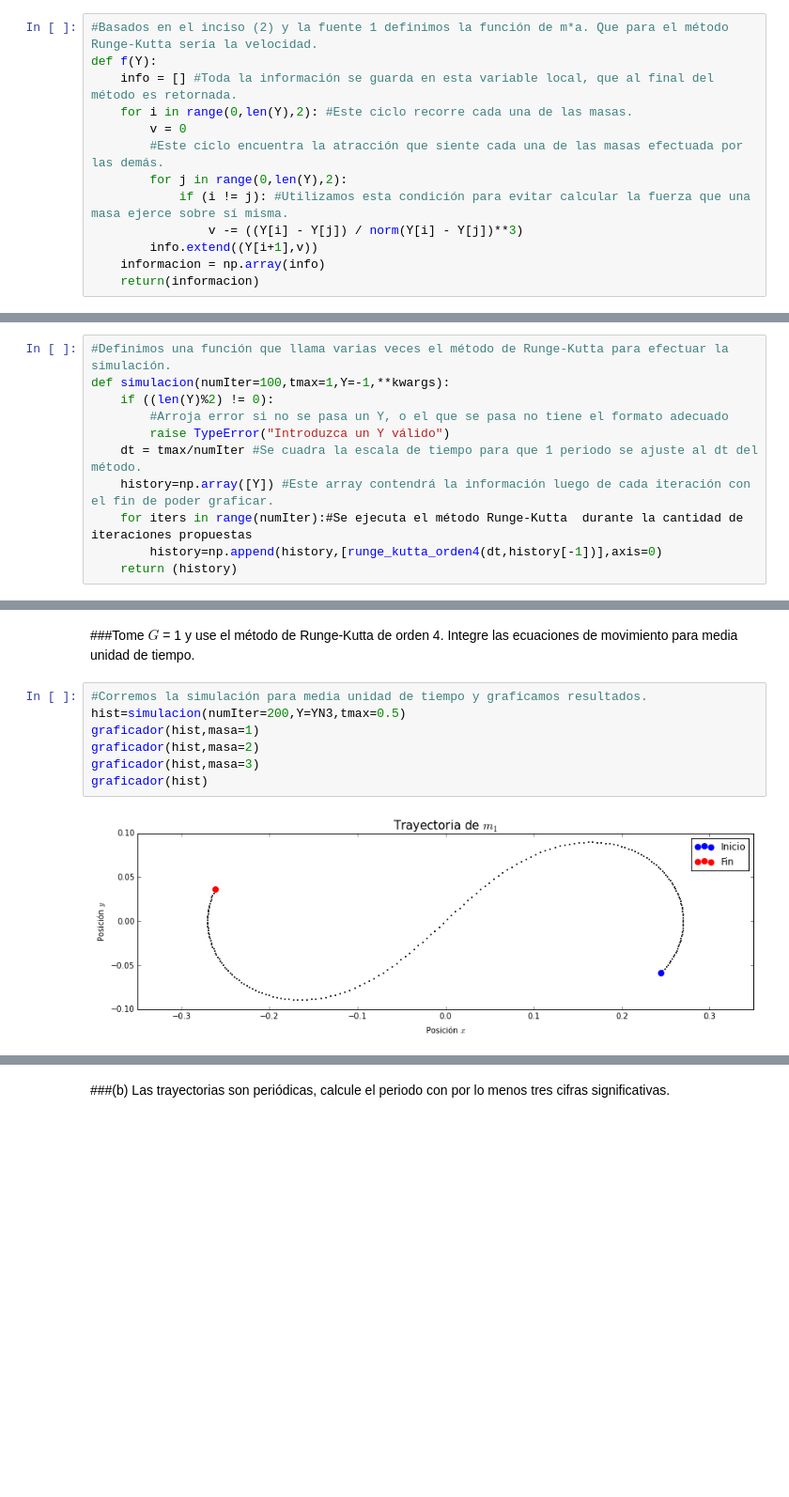
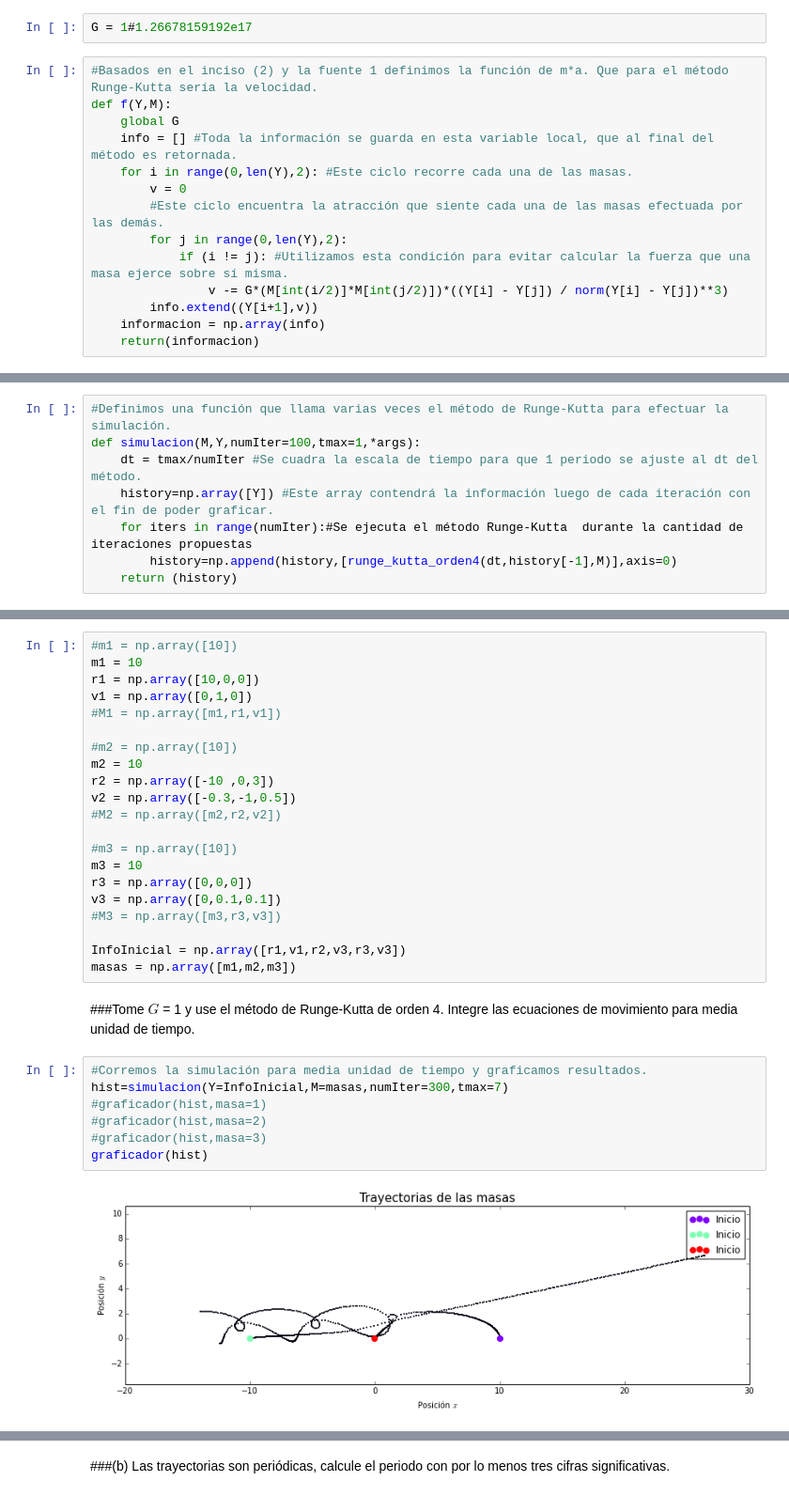
Before and after one commit to ArturoVelasquez/MC-1, a Jupyter notebook: Proyecto/proyecto.ipynb, the cells around one changed output, grey strips where cells are left out. Shown: that part at 94% size. Cells and saved outputs as stored; diff of their text form; blank space fills up the shorter version.

```diff
--- a/Proyecto/proyecto.ipynb
+++ b/Proyecto/proyecto.ipynb
@@ -38,15 +39,18 @@ $$\frac{d}{dt} Y(t) = f(Y)$$
 
 ###8. A conitnuación se definen las funciones a utilizar:
+# %%
+G = 1#1.26678159192e17
 # %%
 #Basados en el inciso (2) y la fuente 1 definimos la función de m*a. Que para el método Runge-Kutta sería la velocidad.
-def f(Y):
+def f(Y,M):
+    global G
     info = [] #Toda la información se guarda en esta variable local, que al final del método es retornada.
     for i in range(0,len(Y),2): #Este ciclo recorre cada una de las masas.
         v = 0
         #Este ciclo encuentra la atracción que siente cada una de las masas efectuada por las demás.
         for j in range(0,len(Y),2):
             if (i != j): #Utilizamos esta condición para evitar calcular la fuerza que una masa ejerce sobre sí misma.
-                v -= ((Y[i] - Y[j]) / norm(Y[i] - Y[j])**3)
+                v -= G*(M[int(i/2)]*M[int(j/2)])*((Y[i] - Y[j]) / norm(Y[i] - Y[j])**3)
         info.extend((Y[i+1],v))
     informacion = np.array(info)
     return(informacion)
@@ -63,14 +67,11 @@ def runge_kutta_orden4(dt,Y):
     return(Y)
 # %%
 #Definimos una función que llama varias veces el método de Runge-Kutta para efectuar la simulación.
-def simulacion(numIter=100,tmax=1,Y=-1,**kwargs):
-    if ((len(Y)%2) != 0):
-        #Arroja error si no se pasa un Y, o el que se pasa no tiene el formato adecuado
-        raise TypeError("Introduzca un Y válido")
+def simulacion(M,Y,numIter=100,tmax=1,*args):
     dt = tmax/numIter #Se cuadra la escala de tiempo para que 1 periodo se ajuste al dt del método.
     history=np.array([Y]) #Este array contendrá la información luego de cada iteración con el fin de poder graficar.
     for iters in range(numIter):#Se ejecuta el método Runge-Kutta  durante la cantidad de iteraciones propuestas
-        history=np.append(history,[runge_kutta_orden4(dt,history[-1])],axis=0)
+        history=np.append(history,[runge_kutta_orden4(dt,history[-1],M)],axis=0)
     return (history)
 # %%
 #Definimos una función que grafica basados en los datos arrojados por la simulación
@@ -152,11 +131,32 @@ YN3 = Y3()
+# %%
+#m1 = np.array([10])
+m1 = 10
+r1 = np.array([10,0,0])
+v1 = np.array([0,1,0])
+#M1 = np.array([m1,r1,v1])
+
+#m2 = np.array([10])
+m2 = 10
+r2 = np.array([-10 ,0,3])
+v2 = np.array([-0.3,-1,0.5])
+#M2 = np.array([m2,r2,v2])
+
+#m3 = np.array([10])
+m3 = 10
+r3 = np.array([0,0,0])
+v3 = np.array([0,0.1,0.1])
+#M3 = np.array([m3,r3,v3])
+
+InfoInicial = np.array([r1,v1,r2,v3,r3,v3])
+masas = np.array([m1,m2,m3])
 # %% [markdown]
 ###Tome $G$ = 1 y use el método de Runge-Kutta de orden 4. Integre las ecuaciones de movimiento para media unidad de tiempo.
 # %%
 #Corremos la simulación para media unidad de tiempo y graficamos resultados.
-hist=simulacion(numIter=200,Y=YN3,tmax=0.5)
-graficador(hist,masa=1)
-graficador(hist,masa=2)
-graficador(hist,masa=3)
+hist=simulacion(Y=InfoInicial,M=masas,numIter=300,tmax=7)
+#graficador(hist,masa=1)
+#graficador(hist,masa=2)
+#graficador(hist,masa=3)
 graficador(hist)
 # %% [output]
-[figure, old version]
+[figure, new version]
```
Also changed, not shown: parts of 19 cells of this notebook, 2 other files.
